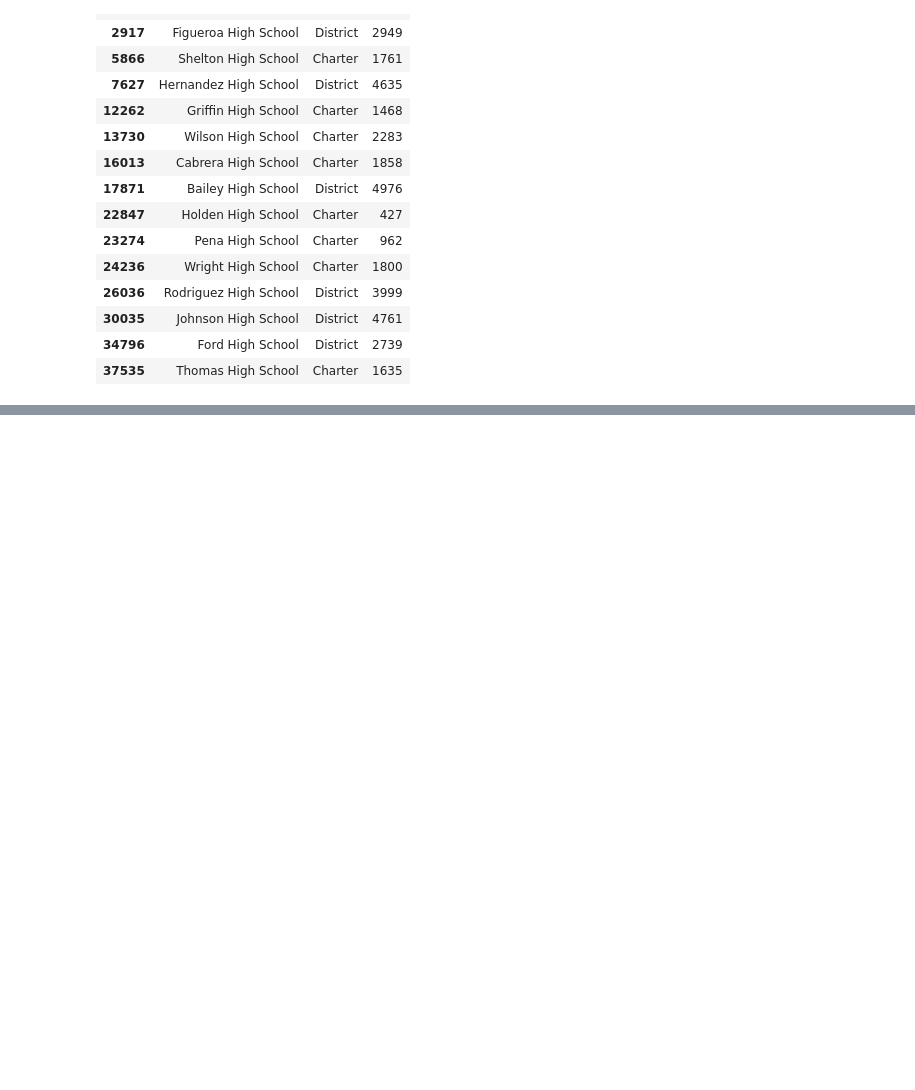
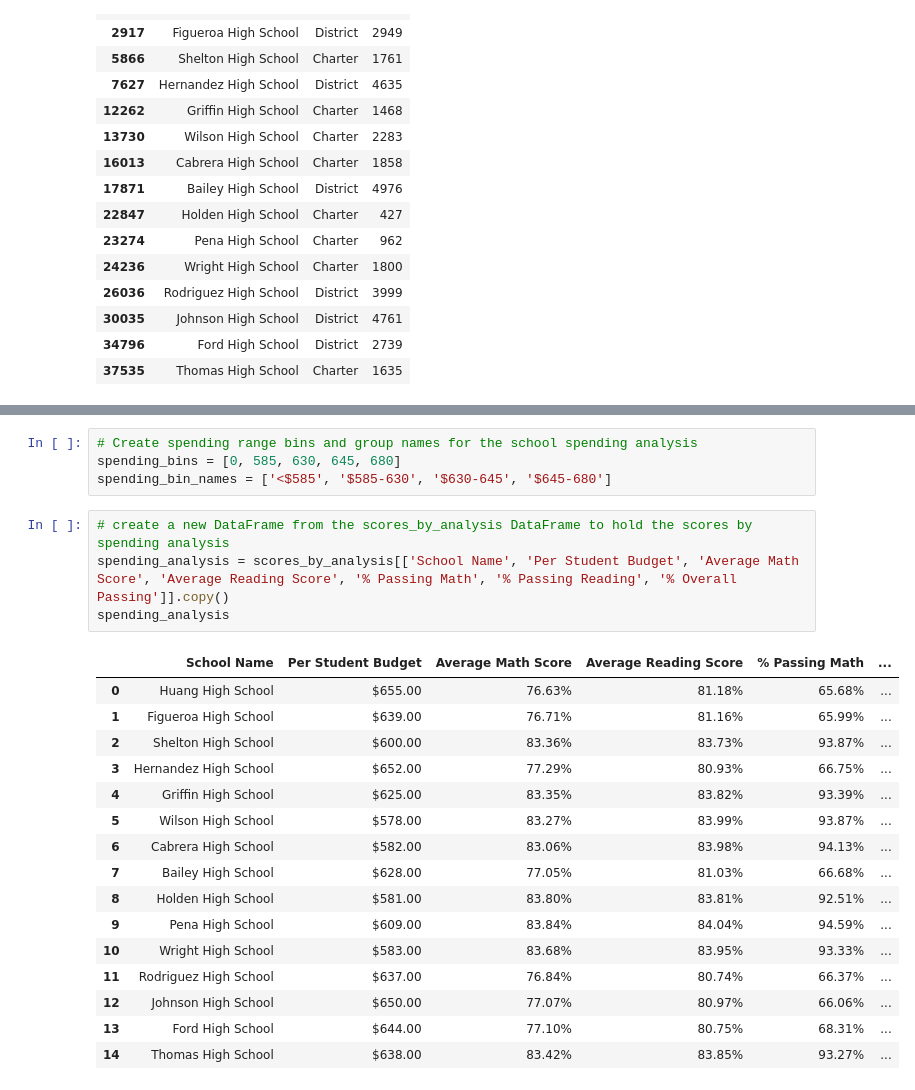
Before and after one commit to Jon-Pierson/pandas-challenge, a Jupyter notebook: PyCitySchools/main.ipynb, the cells around one changed output, grey strips where cells are left out. Drawn from its saved outputs; the diff is of its cells as text; blank space fills up the shorter version.

Commit message:
Created spending_analysis df

```diff
--- a/PyCitySchools/main.ipynb
+++ b/PyCitySchools/main.ipynb
@@ -711,0 +718,25 @@ scores_by_analysis
+# %%
+# Create spending range bins and group names for the school spending analysis
+spending_bins = [0, 585, 630, 645, 680]
+spending_bin_names = ['<$585', '$585-630', '$630-645', '$645-680']
+# %%
+# create a new DataFrame from the scores_by_analysis DataFrame to hold the scores by spending analysis
+spending_analysis = scores_by_analysis[['School Name', 'Per Student Budget', 'Average Math Score', 'Average Reading Score', '% Passing Math', '% Passing Reading', '% Overall Passing']].copy()
+spending_analysis
+# %% [output]
+|  | School Name | Per Student Budget | Average Math Score | Average Reading Score | % Passing Math | ... |
+| 0 | Huang High School | $655.00 | 76.63% | 81.18% | 65.68% | ... |
+| 1 | Figueroa High School | $639.00 | 76.71% | 81.16% | 65.99% | ... |
+| 2 | Shelton High School | $600.00 | 83.36% | 83.73% | 93.87% | ... |
+| 3 | Hernandez High School | $652.00 | 77.29% | 80.93% | 66.75% | ... |
+| 4 | Griffin High School | $625.00 | 83.35% | 83.82% | 93.39% | ... |
+| 5 | Wilson High School | $578.00 | 83.27% | 83.99% | 93.87% | ... |
+| 6 | Cabrera High School | $582.00 | 83.06% | 83.98% | 94.13% | ... |
+| 7 | Bailey High School | $628.00 | 77.05% | 81.03% | 66.68% | ... |
+| 8 | Holden High School | $581.00 | 83.80% | 83.81% | 92.51% | ... |
+| 9 | Pena High School | $609.00 | 83.84% | 84.04% | 94.59% | ... |
+| 10 | Wright High School | $583.00 | 83.68% | 83.95% | 93.33% | ... |
+| 11 | Rodriguez High School | $637.00 | 76.84% | 80.74% | 66.37% | ... |
+| 12 | Johnson High School | $650.00 | 77.07% | 80.97% | 66.06% | ... |
+| 13 | Ford High School | $644.00 | 77.10% | 80.75% | 68.31% | ... |
+| 14 | Thomas High School | $638.00 | 83.42% | 83.85% | 93.27% | ... |
```
Also changed, not shown: parts of 5 cells of this notebook.
